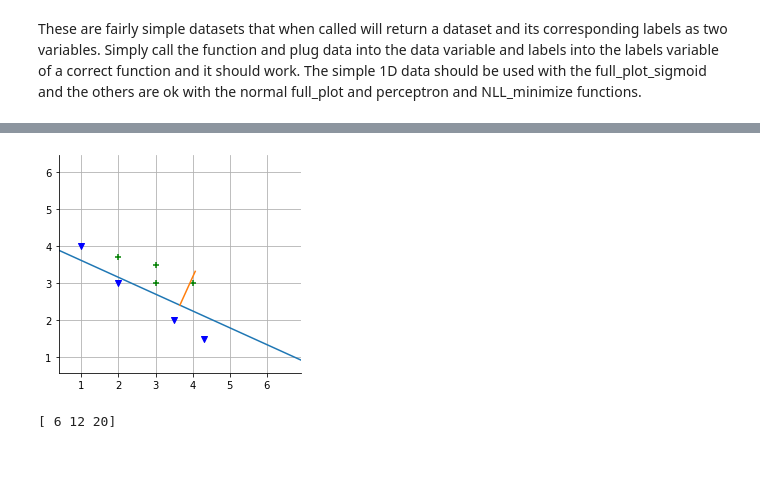
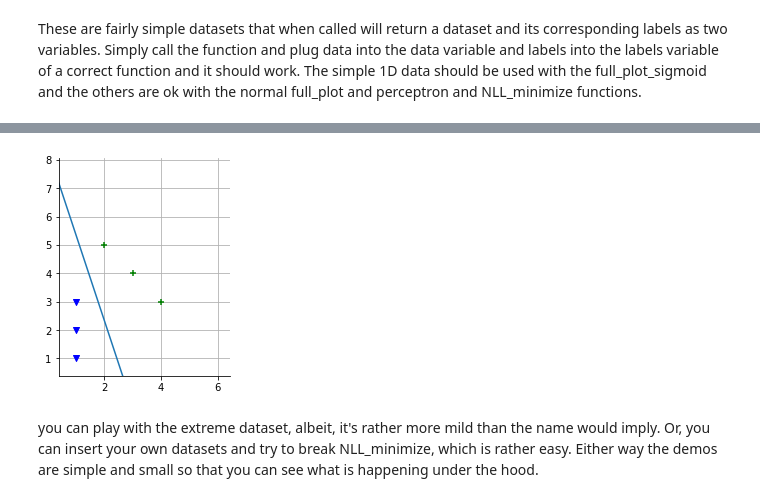
Before and after one commit to vmartinetto/general_work, a Jupyter notebook: CcCAT 2021 work/plots.ipynb, the cells around one changed output, grey strips where cells are left out. Cells and saved outputs as stored; diff of their text form; code cells hidden in the pictures; blank space fills up the shorter version.

```diff
--- a/CcCAT 2021 work/plots.ipynb
+++ b/CcCAT 2021 work/plots.ipynb
@@ -236,19 +304,4 @@ Gradient descent stuff
 # %%
-def NLL(x,y,th,th0):
-    return y*np.log(simp_sigmoid(th.T.dot(x)+th0))+(1-y)*np.log(simp_sigmoid(th.T.dot(x)+th0))
-
-def NLL_obj(x,y,th,th0):
-    return -np.sum(NLL(x,y,th,th0))
-
-def d_NLL_obj_th(x,y,th,th0):
-    return np.sum(np.multiply(x,(simp_sigmoid(th.T.dot(x)+th0)-y)),axis=1)
-
-def d_NLL_obj_th0(x,y,th,th0):
-    return np.sum(simp_sigmoid(th.T.dot(x)+th0)-y)
-
-def d_NLL_obj(x,y,th,th0):
-    return d_NLL_obj_th(x,y,th,th0), d_NLL_obj_th0(x,y,th,th0)
-
 def gd(f, df, th, th0, step_size, max_iter):
     prev_th = th
     prev_th0 = th0
@@ -262,7 +315,7 @@ def gd(f, df, th, th0, step_size, max_iter):
         prev_th = prev_th - step_size*prev_thgrad
         prev_th0 = prev_th0 - step_size*prev_th0grad
 
-def NLL_minimize(x,y,step_size):
+def NLL_minimize(x,y,step_size,epochs):
     th = np.zeros(2).T
     th0 = 0
 
@@ -272,5 +325,5 @@ def NLL_minimize(x,y,step_size):
     def df(th,th0):
         return d_NLL_obj(x,y,th,th0)
 
-    th, th0, fs, ths, th0s = gd(f,df,th,th0,step_size,1000)
+    th, th0, fs, ths, th0s = gd(f,df,th,th0,step_size,epochs)
     return th,th0,fs,ths,th0s
@@ -310,18 +373,13 @@ plt.show()
 # %%
-data, labels = extreme()
-labels = np.array([0,0,0,0,1,1,1,1])
-th, th0, fs, ths, th0s = NLL_minimize(data,labels,.01)
+data, labels = less_simple()
+labels = np.where(labels==-1,0,labels)
+th,th0,fs,ths,th0s = NLL_minimize(data,labels,.1,1000)
+ax = full_plot(data,labels,th,th0)
+plt.show()
+# %% [output]
+[figure, added]
-# %%
-#for i in range(10):
-#    ax = full_plot(data,labels,ths[i],th0s[i])
-#    plt.show()
-ax = full_plot(data,labels,th,th0)
-plt.show()
-# %% [output]
-[figure, removed]
-# %%
-a = np.array([3,4,5])
-b = np.array([2,3,4])
-print(a*b)
-# %% [output]
-[ 6 12 20]
+# %% [markdown]
+you can play with the extreme dataset, albeit, it's rather more mild than the name
+would imply. Or, you can insert your own datasets and try to break NLL_minimize, which
+is rather easy. Either way the demos are simple and small so that you can see what
+is happening under the hood.
```
Also changed, not shown: parts of 15 cells of this notebook.
